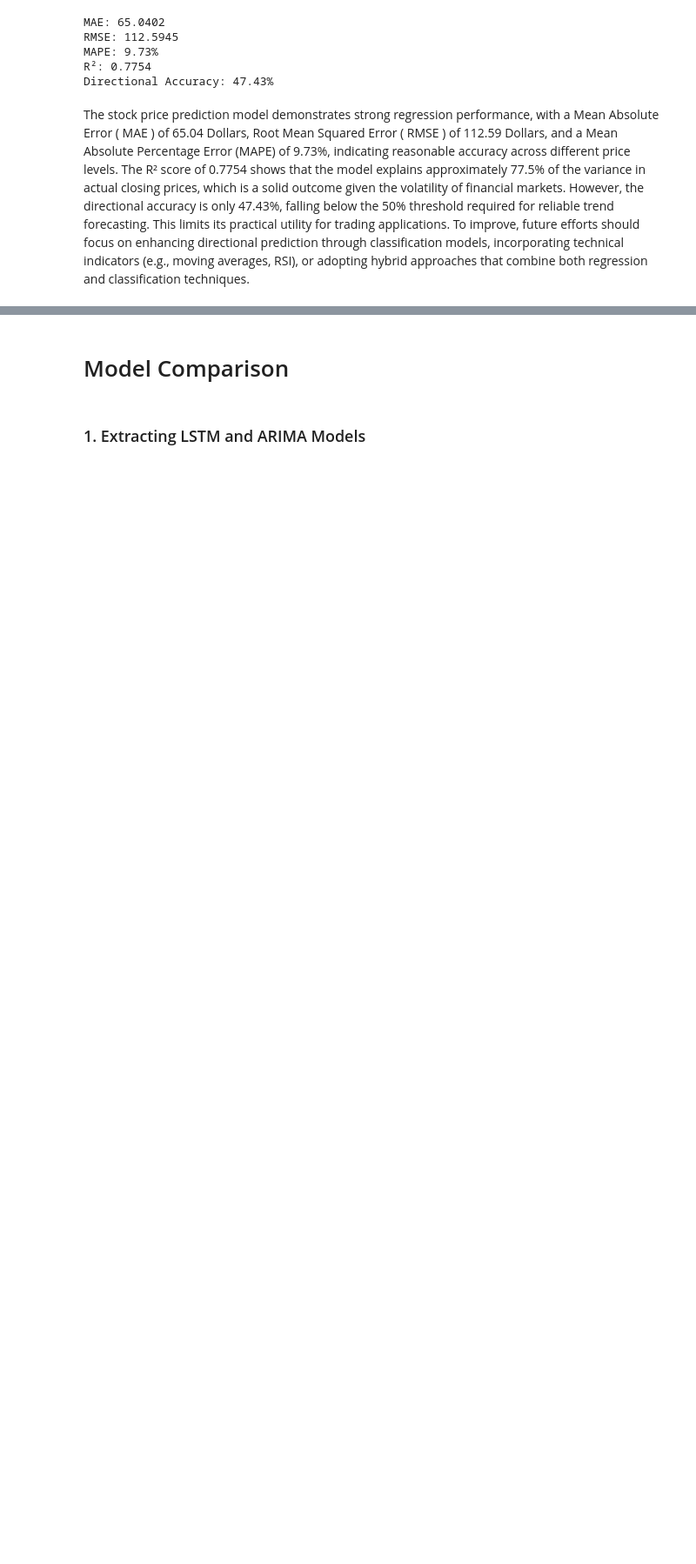
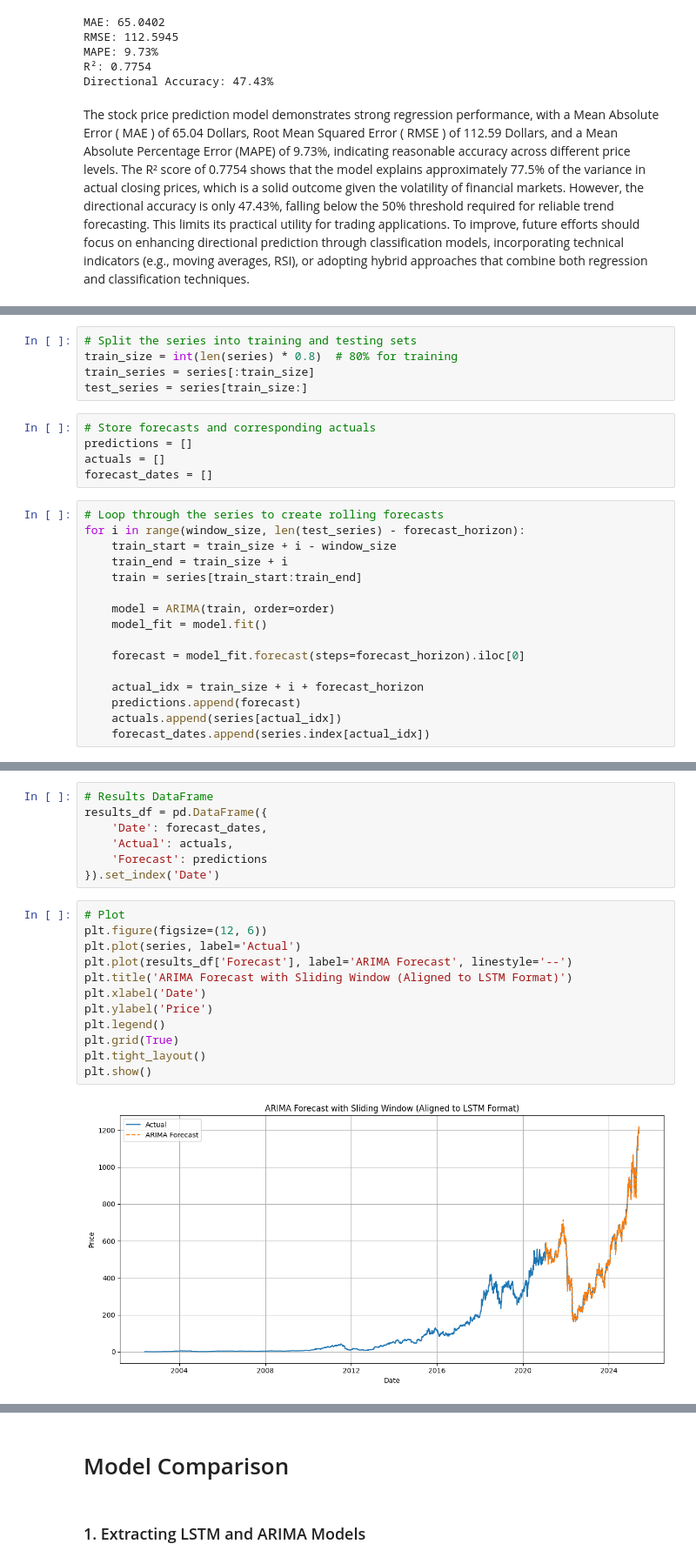
Before and after one commit to Anitra-Hernandez/AAI510_Group6Project, a Jupyter notebook: FinalProject_1.ipynb, the cells around one changed output, grey strips where cells are left out. Shown at 87% size. Drawn from its saved outputs; the diff is of its cells as text; blank space fills up the shorter version.

Commit message:
Added Arima model- Anitra's

```diff
--- a/FinalProject_1.ipynb
+++ b/FinalProject_1.ipynb
@@ -448,0 +510,26 @@ The stock price prediction model demonstrates strong regression performance, wit
+# %%
+# Split the series into training and testing sets
+train_size = int(len(series) * 0.8)  # 80% for training
+train_series = series[:train_size]
+test_series = series[train_size:]
+# %%
+# Store forecasts and corresponding actuals
+predictions = []
+actuals = []
+forecast_dates = []
+# %%
+# Loop through the series to create rolling forecasts
+for i in range(window_size, len(test_series) - forecast_horizon):
+    train_start = train_size + i - window_size
+    train_end = train_size + i
+    train = series[train_start:train_end]
+
+    model = ARIMA(train, order=order)
+    model_fit = model.fit()
+
+    forecast = model_fit.forecast(steps=forecast_horizon).iloc[0]
+
+    actual_idx = train_size + i + forecast_horizon
+    predictions.append(forecast)
+    actuals.append(series[actual_idx])
+    forecast_dates.append(series.index[actual_idx])
@@ -448,0 +557,21 @@ The stock price prediction model demonstrates strong regression performance, wit
+# %%
+# Results DataFrame
+results_df = pd.DataFrame({
+    'Date': forecast_dates,
+    'Actual': actuals,
+    'Forecast': predictions
+}).set_index('Date')
+# %%
+# Plot
+plt.figure(figsize=(12, 6))
+plt.plot(series, label='Actual')
+plt.plot(results_df['Forecast'], label='ARIMA Forecast', linestyle='--')
+plt.title('ARIMA Forecast with Sliding Window (Aligned to LSTM Format)')
+plt.xlabel('Date')
+plt.ylabel('Price')
+plt.legend()
+plt.grid(True)
+plt.tight_layout()
+plt.show()
+# %% [output]
+[figure, added]
```
Also changed, not shown: parts of 19 cells of this notebook.
